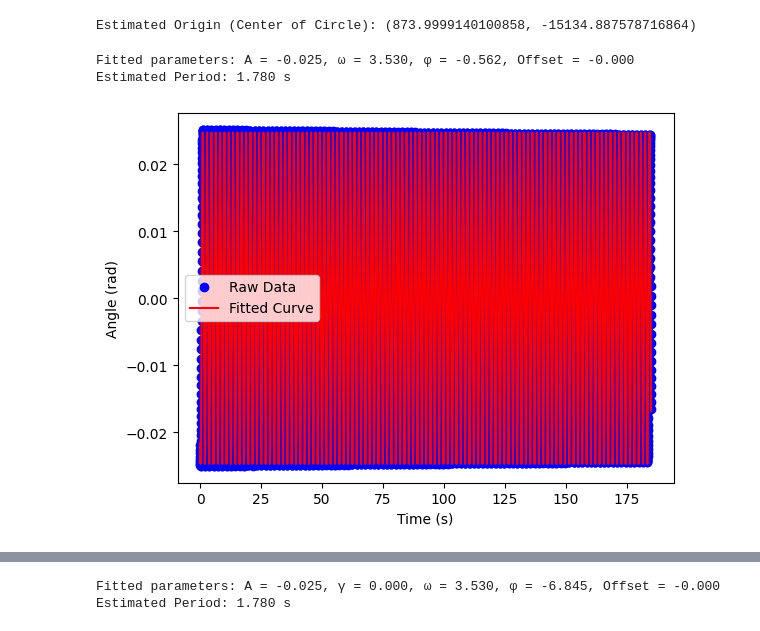
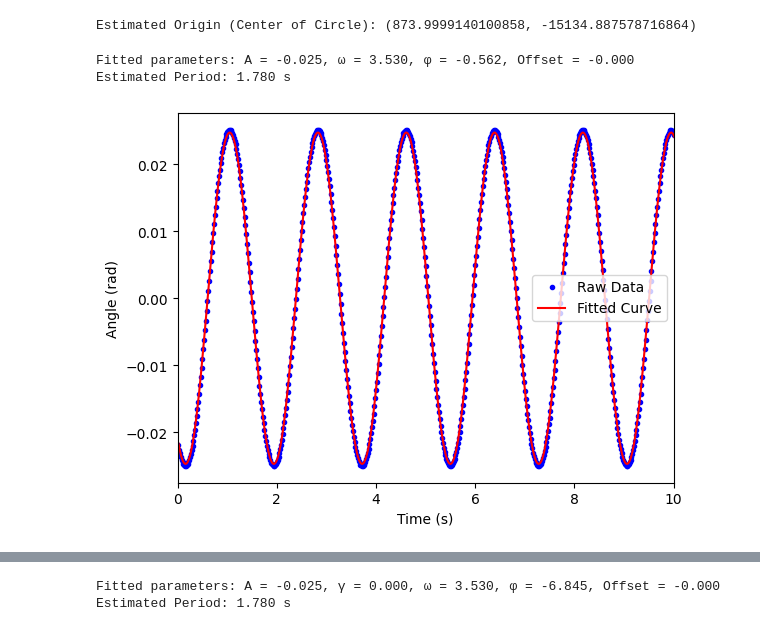
Before and after one commit to zgotobed/Ruchardt, a Jupyter notebook: Code/fit_sine.ipynb, the cells around one changed output, grey strips where cells are left out. Saved outputs shown, nothing was run; the diff lists cells and outputs as text; code cells hidden in the pictures.

```diff
--- a/Code/fit_sine.ipynb
+++ b/Code/fit_sine.ipynb
@@ -171,35 +171,36 @@ def fit_pendulum(tt, yy):
         "period": period,
         "fitfunc": fitfunc,
         "maxcov": np.max(pcov),
         "rawres": (guess, popt, pcov)
     }
 
 
 # Fit the data
 fit_results = fit_pendulum(time, theta_normalized)
 
 # Extract fitted parameters
 A_fit = fit_results['amp']
 omega_fit = fit_results['omega']
 phi_fit = fit_results['phase']
 offset_fit = fit_results['offset']
 period_fit = fit_results['period']
 
 # Print the results
 print(f"Fitted parameters: A = {A_fit:.3f}, ω = {omega_fit:.3f}, φ = {phi_fit:.3f}, Offset = {offset_fit:.3f}")
 print(f"Estimated Period: {period_fit:.3f} s")
 
 # Plot the raw data and the fitted curve
-plt.plot(time, theta_normalized, 'bo', label="Raw Data")  # Blue dots for raw data
+plt.plot(time, theta_normalized, 'b.', label="Raw Data")  # Blue dots for raw data
 plt.plot(time, fit_results["fitfunc"](time), 'r-', label="Fitted Curve")  # Red line for fit
+plt.xlim([0,10])
 plt.xlabel("Time (s)")
 plt.ylabel("Angle (rad)")
 plt.legend()
 plt.show()
 # %% [output]
 Fitted parameters: A = -0.025, ω = 3.530, φ = -0.562, Offset = -0.000
 Estimated Period: 1.780 s
-[figure, old version]
+[figure, new version]
 # %%
 g = omega_fit**2 * L
 print(g)
```
Also changed, not shown: parts of 2 cells of this notebook, 1 other file.
